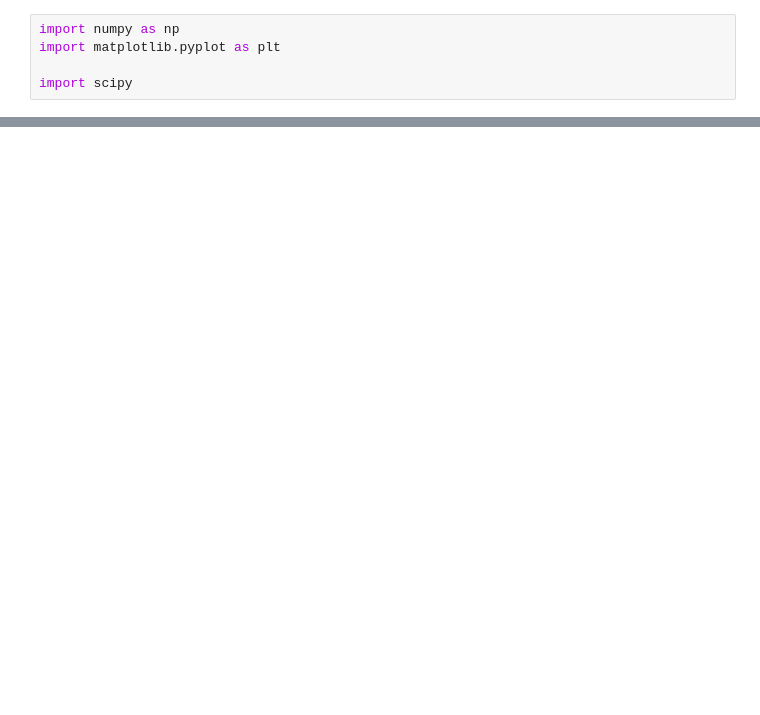
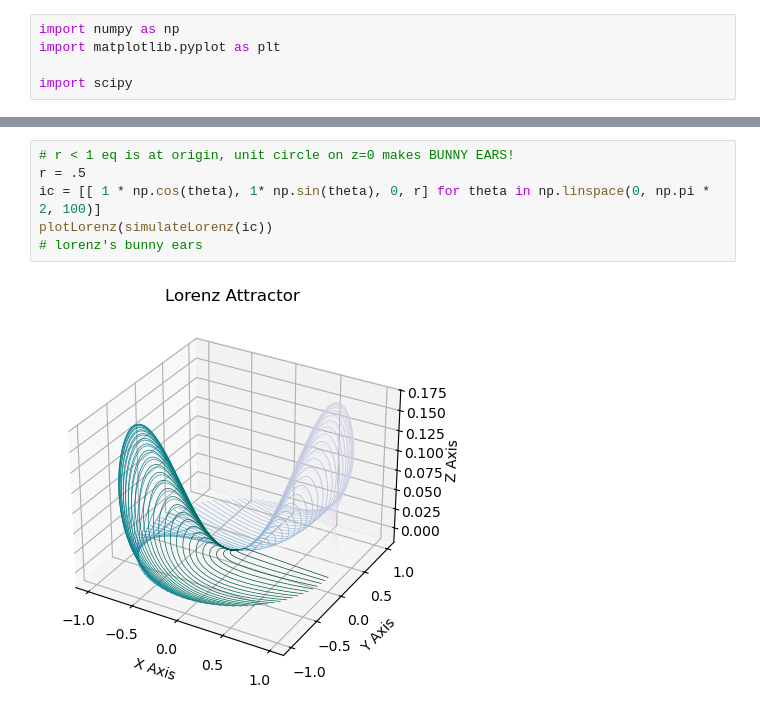
Before and after one commit to FrankWuuuu/LorenzSystemProject, a Jupyter notebook: LorenzSimulator.ipynb, the cells around one changed output, grey strips where cells are left out. Cells and saved outputs as stored; diff of their text form; blank space fills up the shorter version.

Commit message:
many simulations, including BUNNY EARS!

```diff
--- a/LorenzSimulator.ipynb
+++ b/LorenzSimulator.ipynb
@@ -59,0 +87,8 @@ plt.plot(distance)
+# %%
+# r < 1 eq is at origin, unit circle on z=0 makes BUNNY EARS!
+r = .5
+ic = [[ 1 * np.cos(theta), 1* np.sin(theta), 0, r] for theta in np.linspace(0, np.pi * 2, 100)]
+plotLorenz(simulateLorenz(ic))
+# lorenz's bunny ears
+# %% [output]
+[figure, added]
```
Also changed, not shown: parts of 12 cells of this notebook.
